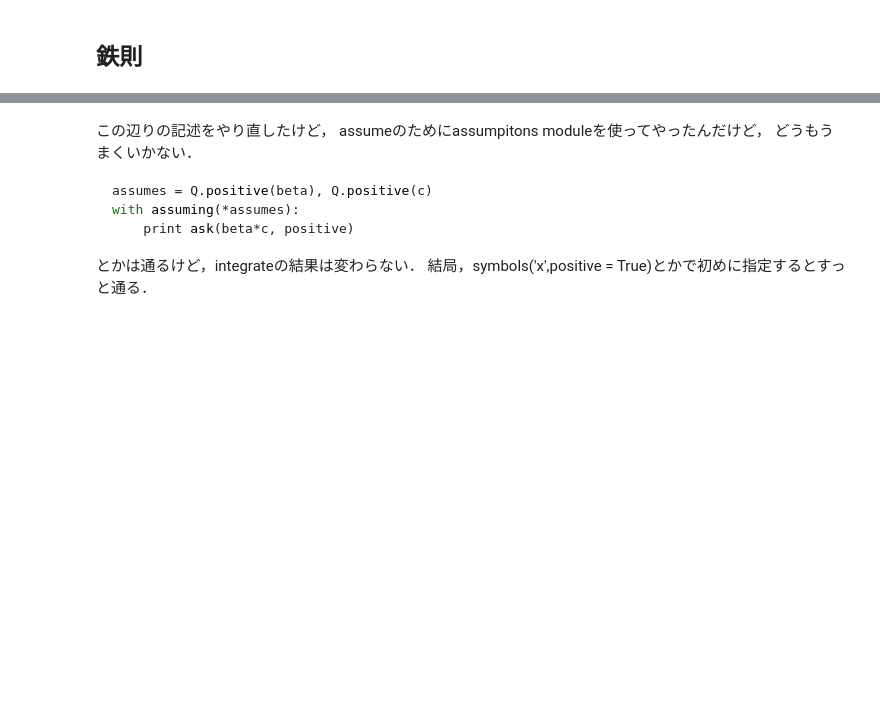
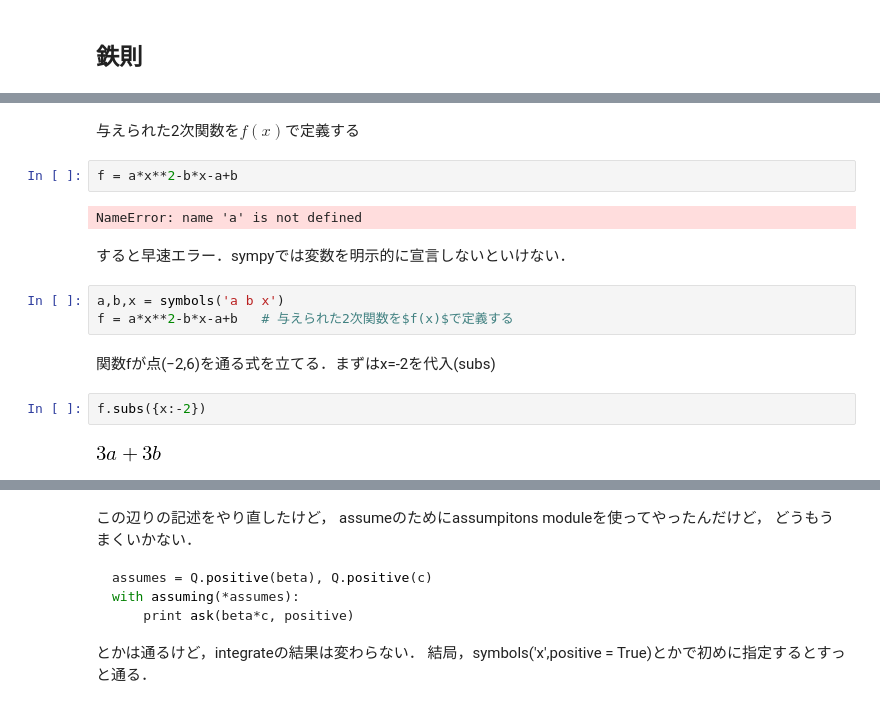
Before and after one commit to daddygongon/jupyter_num_calc, a Jupyter notebook: symbolic_math/equation_manipulation.ipynb, the cells around one changed output, grey strips where cells are left out. Cells and saved outputs as stored; diff of their text form; blank space fills up the shorter version.

```diff
--- a/symbolic_math/equation_manipulation.ipynb
+++ b/symbolic_math/equation_manipulation.ipynb
@@ -280,0 +260,17 @@ ValueError: The same variable should be used in all univariate expressions being
+# %% [markdown]
+与えられた2次関数を$f(x)$で定義する
+# %%
+f = a*x**2-b*x-a+b
+# %% [output]
+NameError: name 'a' is not defined
+# %% [markdown]
+すると早速エラー．sympyでは変数を明示的に宣言しないといけない．
+# %%
+a,b,x = symbols('a b x')
+f = a*x**2-b*x-a+b   # 与えられた2次関数を$f(x)$で定義する
+# %% [markdown]
+関数fが点(−2,6)を通る式を立てる．まずはx=-2を代入(subs)
+# %%
+f.subs({x:-2})
+# %% [output]
+[figure, added]
```
Also changed, not shown: parts of 98 cells of this notebook, 1 other file.
